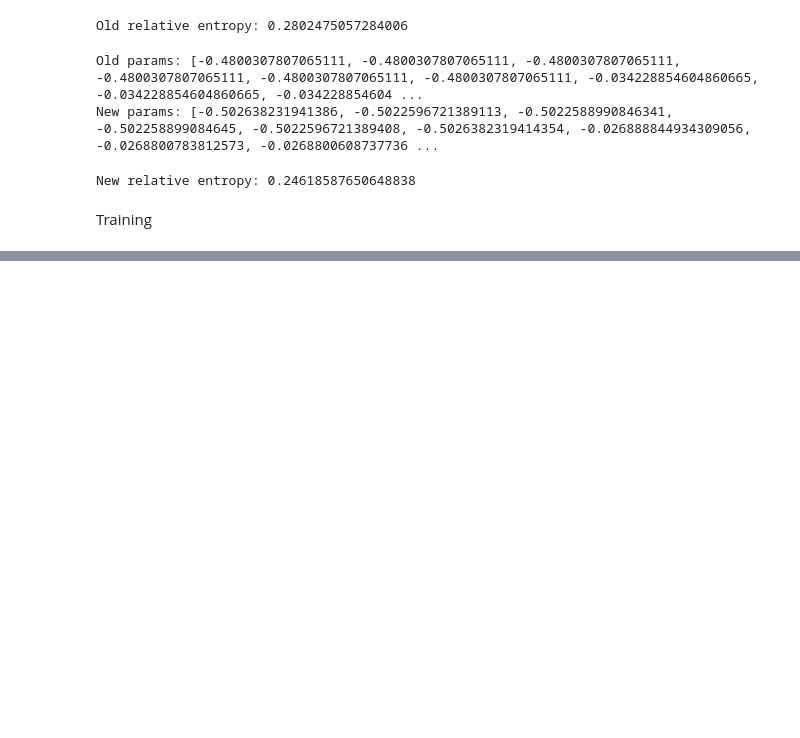
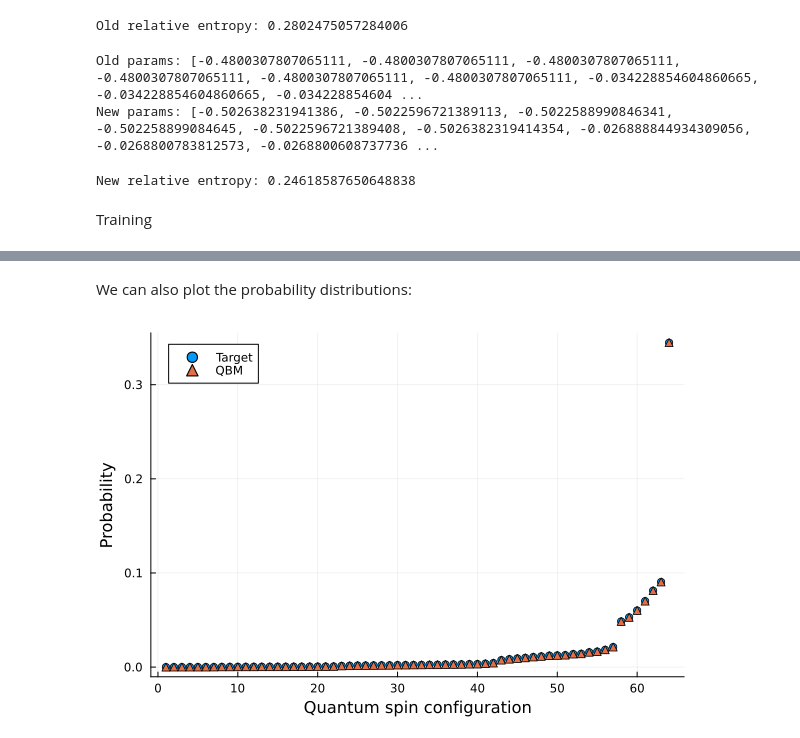
Before and after one commit to Michele-Minervini/PauliSampling.jl, a Jupyter notebook: numerics/quantumboltzmannmachines/01_training.ipynb, the cells around one changed output, grey strips where cells are left out. Drawn from its saved outputs; the diff is of its cells as text; code cells hidden in the pictures; blank space fills up the shorter version.

```diff
--- a/numerics/quantumboltzmannmachines/01_training.ipynb
+++ b/numerics/quantumboltzmannmachines/01_training.ipynb
@@ -247,0 +319,8 @@ display(combined)
+# %% [markdown]
+We can also plot the probability distributions:
+# %%
+rho_probs = computesymmetriceigenvalues(qbm_matrix)
+scatter(1:length(rho_probs), target_probs, label="Target", marker=:circle, xlabel="Quantum spin configuration", ylabel="Probability")
+scatter!(1:length(rho_probs), rho_probs, label="QBM", marker=:utriangle)
+# %% [output]
+[figure, added]
```
Also changed, not shown: parts of 16 cells of this notebook.
